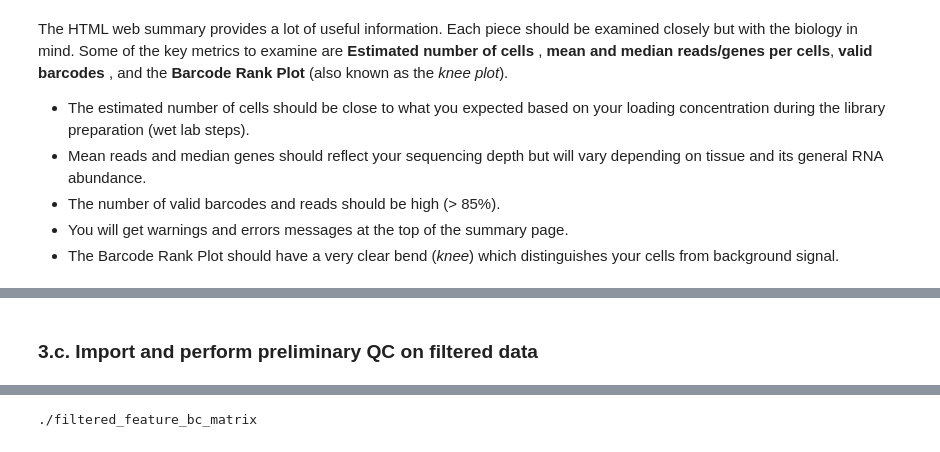
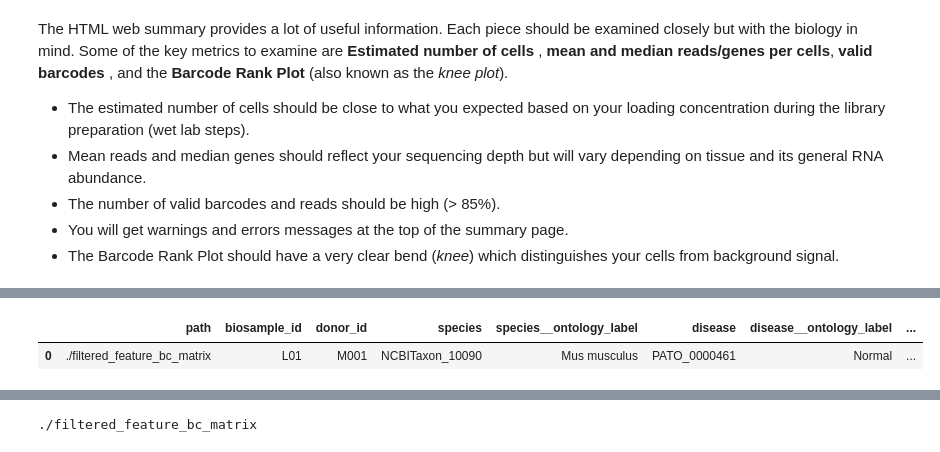
Before and after one commit to naultran/Tutorials_and_Workshops, a Jupyter notebook: SIVB/SIVBWorkshop2024.ipynb, the cells around one changed output, grey strips where cells are left out. Cells and saved outputs as stored; diff of their text form; code cells hidden in the pictures.

```diff
--- a/SIVB/SIVBWorkshop2024.ipynb
+++ b/SIVB/SIVBWorkshop2024.ipynb
@@ -358,14 +363,25 @@ sc.set_figure_params(
 # %%
 # Create a dictionary with the data
 data = {
-    'path': ['./filtered_feature_bc_matrix'],
+    'path': ['./filtered_feature_bc_matrix'], # The location of the CellRanger output on the computer
     'biosample_id': ['L01'],
-    'species': ['Mouse'],
+    'donor_id': ['M001'],
+    'species': ['NCBITaxon_10090'],
+    'species__ontology_label': ['Mus musculus'],
+    'disease': ['PATO_0000461'],
+    'disease__ontology_label': ['Normal'],
+    'organ': ['UBERON_0002107'],
+    'organ__ontology_label': ['Liver'],
+    'library_preparation_protocol': ['EFO_0009922'],
+    'library_preparation_protocol__ontology_label': ["10x 3' v3"],
     'sex': ['Male'],
-    'tissue': ['Liver'],
 }
 
 # Create the DataFrame
 sample_details_df = pd.DataFrame(data)
+
+# Display the table
+display(sample_details_df)
+# %% [output]
+|  | path | biosample_id | donor_id | species | species__ontology_label | disease | disease__ontology_label | ... |
+| 0 | ./filtered_feature_bc_matrix | L01 | M001 | NCBITaxon_10090 | Mus musculus | PATO_0000461 | Normal | ... |
-# %% [markdown]
-### 3.c. Import and perform preliminary QC on filtered data
```
Also changed, not shown: parts of 43 cells of this notebook.
